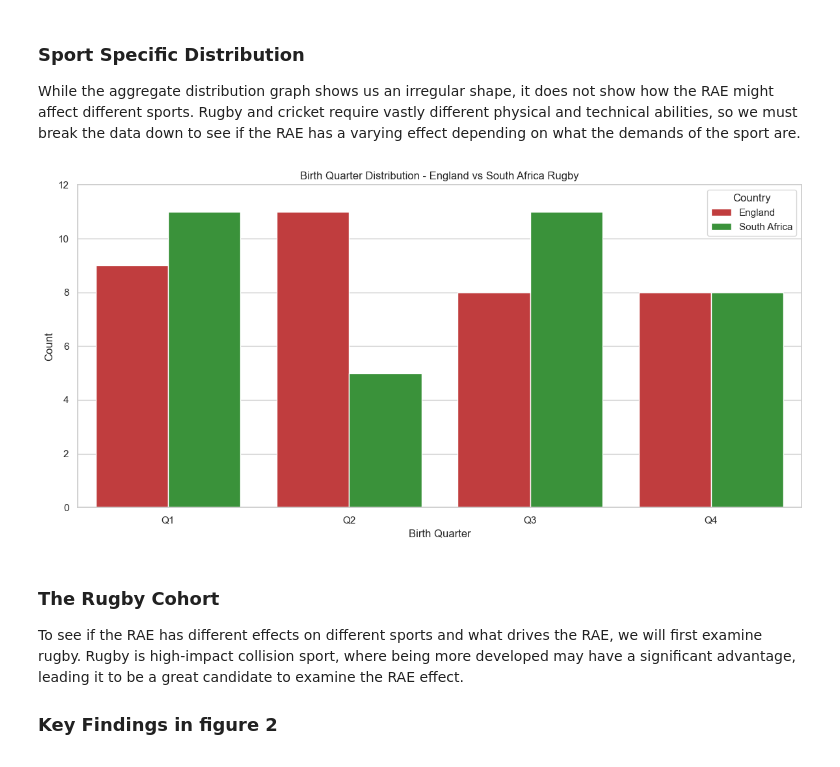
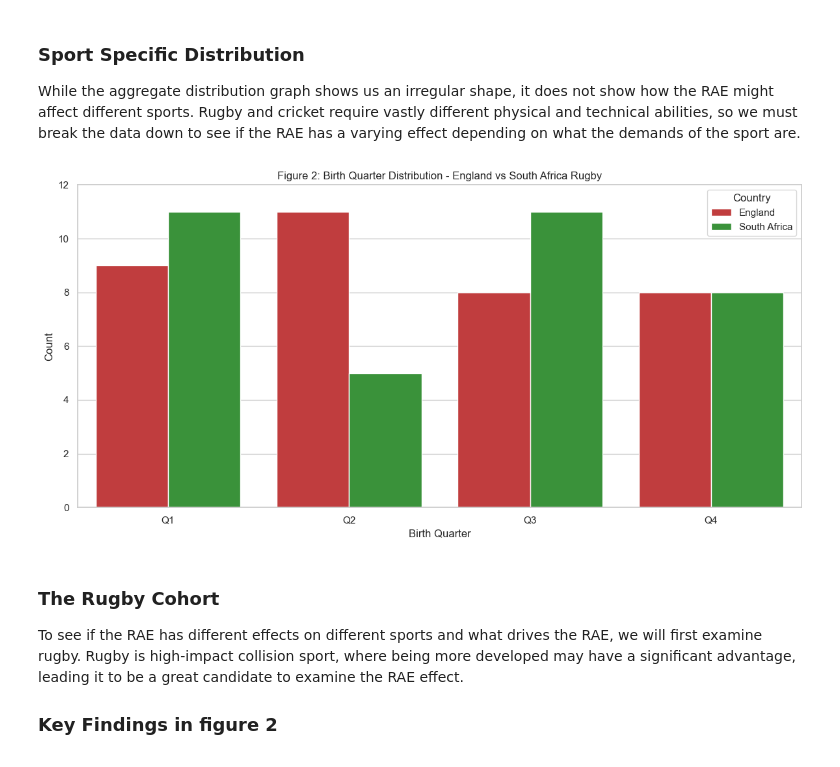
Before and after one commit to JackFrater/BEE2041-relative-age-effect, a Jupyter notebook: blog.ipynb, the cells around one changed output. Cells and saved outputs as stored; diff of their text form; code cells hidden in the pictures.

```diff
--- a/blog.ipynb
+++ b/blog.ipynb
@@ -117,27 +117,27 @@ While the aggregate distribution graph shows us an irregular shape, it does not
 # %%
 eng_rugby = pd.read_csv(path_eng_rugby)
 sa_rugby = pd.read_csv(path_sa_rugby)
 
 eng_rugby["Country"] = "England"
 sa_rugby["Country"] = "South Africa"
 
 combined_rugby = pd.concat([eng_rugby, sa_rugby])
 
 # Create a single figure
 fig, ax = plt.subplots(figsize=(12, 6))
 
 # Plot combined data with countries shown by hue (color)
 sns.countplot(ax=ax, data=combined_rugby, x='Birth Quarter', hue='Country',
               order=['Q1', 'Q2', 'Q3', 'Q4'],
               palette={'England': '#d62728', 'South Africa': '#2ca02c'})  # Red and green
-ax.set_title('Birth Quarter Distribution - England vs South Africa Rugby')
+ax.set_title('Figure 2: Birth Quarter Distribution - England vs South Africa Rugby')
 ax.set_xlabel('Birth Quarter')
 ax.set_ylabel('Count')
 ax.set_ylim(0, 12)
 plt.tight_layout()
 plt.show()
 # %% [output]
-[figure, old version]
+[figure, new version]
 # %% [markdown]
 ### The Rugby Cohort
 To see if the RAE has different effects on different sports and what drives the RAE, we will first examine rugby. Rugby is high-impact collision sport, where being more developed may have a significant advantage, leading it to be a great candidate to examine the RAE effect.
```
Also changed, not shown: parts of 3 cells of this notebook.
